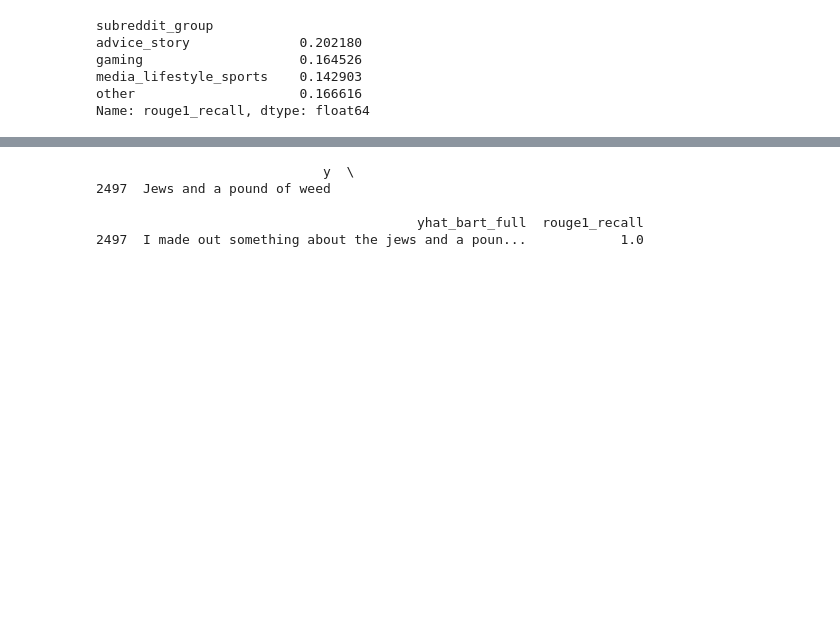
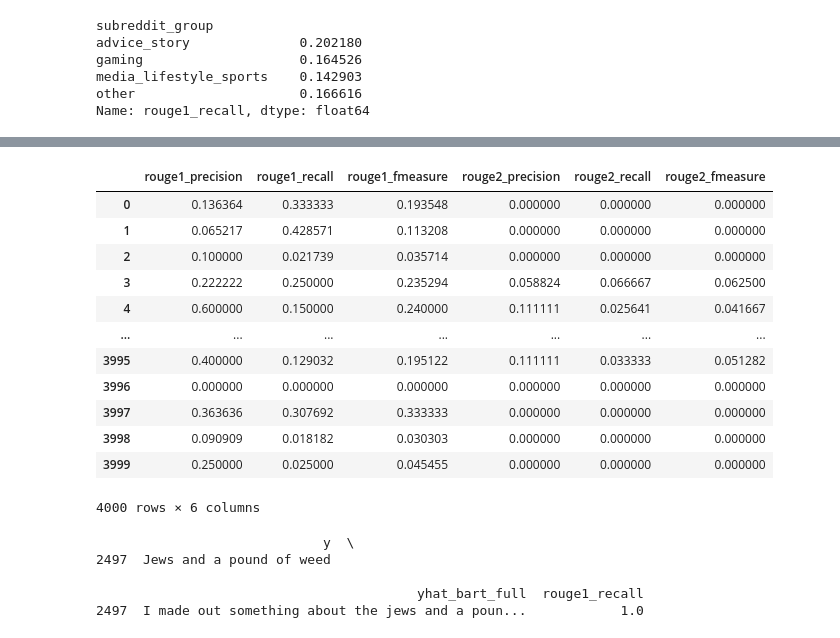
Before and after one commit to trevor-johnson/w266_reddit_summarization, a Jupyter notebook: modeling/BART/round2/4_BART_comparisons.ipynb, the cells around one changed output, grey strips where cells are left out. Saved outputs shown, nothing was run; the diff lists cells and outputs as text; code cells hidden in the pictures; blank space fills up the shorter version.

```diff
--- a/modeling/BART/round2/4_BART_comparisons.ipynb
+++ b/modeling/BART/round2/4_BART_comparisons.ipynb
@@ -421,0 +418,30 @@ Name: 1623, dtype: object
+# %%
+# bart subreddit
+output_dict = {'rouge1_precision': [], 'rouge1_recall': [], 'rouge1_fmeasure': [], 'rouge2_precision': [], 'rouge2_recall': [], 'rouge2_fmeasure': []}
+
+for i in tqdm(range(df.shape[0])):
+  output = metric.compute(predictions = [df['yhat_bart_subreddit'][i]], references = [df['y'][i]])
+  output_dict['rouge1_precision'].append(output['rouge1'][1][0])
+  output_dict['rouge1_recall'].append(output['rouge1'][1][1])
+  output_dict['rouge1_fmeasure'].append(output['rouge1'][1][2])
+
+  output_dict['rouge2_precision'].append(output['rouge2'][1][0])
+  output_dict['rouge2_recall'].append(output['rouge2'][1][1])
+  output_dict['rouge2_fmeasure'].append(output['rouge2'][1][2])
+
+output_df_bart_subreddit = pd.DataFrame(output_dict)
+output_df_bart_subreddit
+# %% [output]
+|  | rouge1_precision | rouge1_recall | rouge1_fmeasure | rouge2_precision | rouge2_recall | rouge2_fmeasure |
+| 0 | 0.136364 | 0.333333 | 0.193548 | 0.000000 | 0.000000 | 0.000000 |
+| 1 | 0.065217 | 0.428571 | 0.113208 | 0.000000 | 0.000000 | 0.000000 |
+| 2 | 0.100000 | 0.021739 | 0.035714 | 0.000000 | 0.000000 | 0.000000 |
+| 3 | 0.222222 | 0.250000 | 0.235294 | 0.058824 | 0.066667 | 0.062500 |
+| 4 | 0.600000 | 0.150000 | 0.240000 | 0.111111 | 0.025641 | 0.041667 |
+| ... | ... | ... | ... | ... | ... | ... |
+| 3995 | 0.400000 | 0.129032 | 0.195122 | 0.111111 | 0.033333 | 0.051282 |
+| 3996 | 0.000000 | 0.000000 | 0.000000 | 0.000000 | 0.000000 | 0.000000 |
+| 3997 | 0.363636 | 0.307692 | 0.333333 | 0.000000 | 0.000000 | 0.000000 |
+| 3998 | 0.090909 | 0.018182 | 0.030303 | 0.000000 | 0.000000 | 0.000000 |
+| 3999 | 0.250000 | 0.025000 | 0.045455 | 0.000000 | 0.000000 | 0.000000 |
+4000 rows × 6 columns
```
Also changed, not shown: parts of 8 cells of this notebook.
